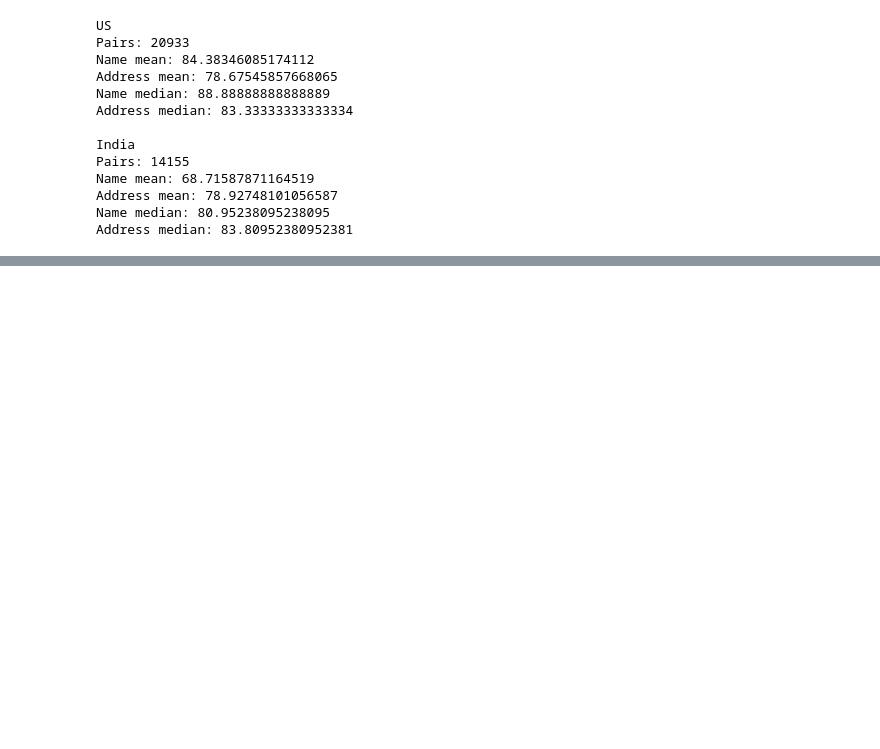
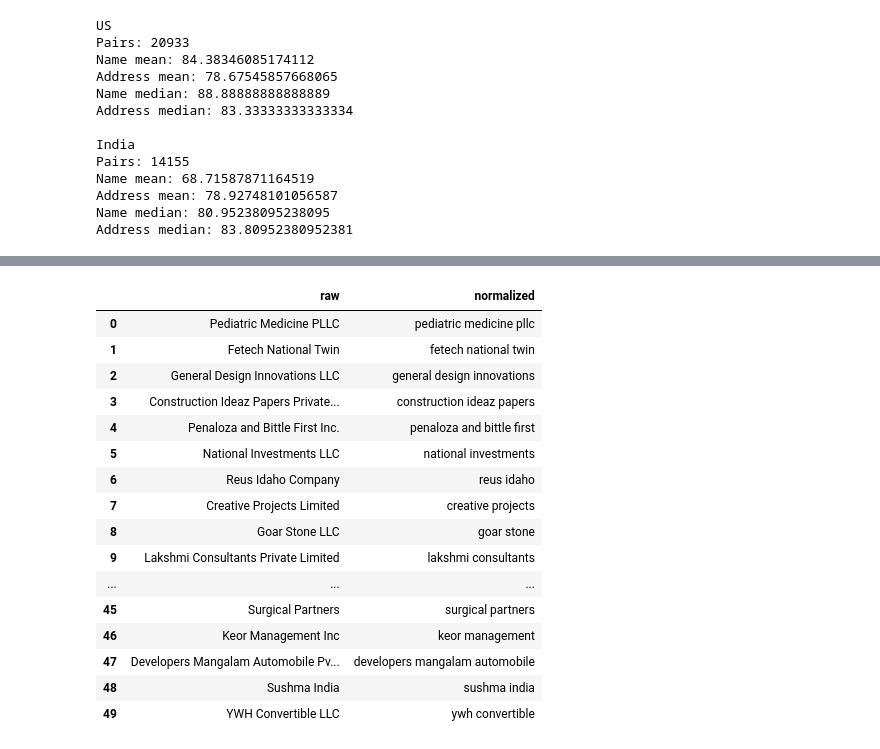
Before and after one commit to Phenominer/MLchallenge, a Jupyter notebook: notebooks/eda.ipynb, the cells around one changed output, grey strips where cells are left out. Saved outputs shown, nothing was run; the diff lists cells and outputs as text; code cells hidden in the pictures; blank space fills up the shorter version.

```diff
--- a/notebooks/eda.ipynb
+++ b/notebooks/eda.ipynb
@@ -1772,0 +2941,20 @@ Address median: 83.80952380952381
+# %%
+for country in ["US", "India"]:
+    pos = true_pairs_clean[true_pairs_clean["country"] == country].copy()
+    neg = negative_scored[negative_scored["country"] == country].copy()
+
+    for df in [pos, neg]:
+        df["combined"] = (
+            0.5 * df["name_score"] +
+            0.5 * df["address_score"]
+        )
+
+    print(f"\n===== {country} =====")
+
+    for t in [40, 50, 60, 70, 80, 90]:
+        tp = (pos["combined"] >= t).mean() * 100
+        fp = (neg["combined"] >= t).mean() * 100
+
+        print(
+            f"T={t}: true={tp:.1f}% | hard-negative={fp:.1f}%"
+        )
@@ -1772,0 +3637,24 @@ Address median: 83.80952380952381
+# %%
+display(
+    s1_suffix[
+        s1_suffix["raw"] != s1_suffix["normalized"]
+    ].head(50)
+)
+# %% [output]
+|  | raw | normalized |
+| 0 | Pediatric Medicine PLLC | pediatric medicine pllc |
+| 1 | Fetech National Twin | fetech national twin |
+| 2 | General Design Innovations LLC | general design innovations |
+| 3 | Construction Ideaz Papers Private... | construction ideaz papers |
+| 4 | Penaloza and Bittle First Inc. | penaloza and bittle first |
+| 5 | National Investments LLC | national investments |
+| 6 | Reus Idaho Company | reus idaho |
+| 7 | Creative Projects Limited | creative projects |
+| 8 | Goar Stone LLC | goar stone |
+| 9 | Lakshmi Consultants Private Limited | lakshmi consultants |
+| ... | ... | ... |
+| 45 | Surgical Partners | surgical partners |
+| 46 | Keor Management Inc | keor management |
+| 47 | Developers Mangalam Automobile Pv... | developers mangalam automobile |
+| 48 | Sushma India | sushma india |
+| 49 | YWH Convertible LLC | ywh convertible |
```
Also changed, not shown: parts of 44 cells of this notebook.
